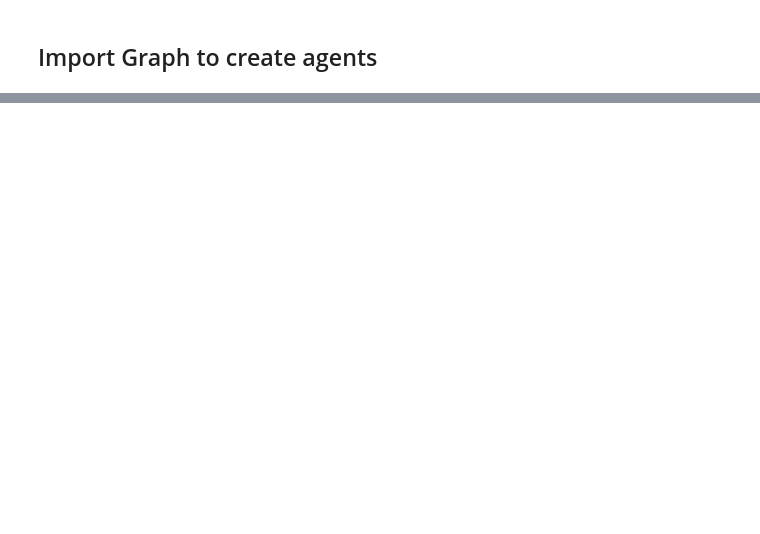
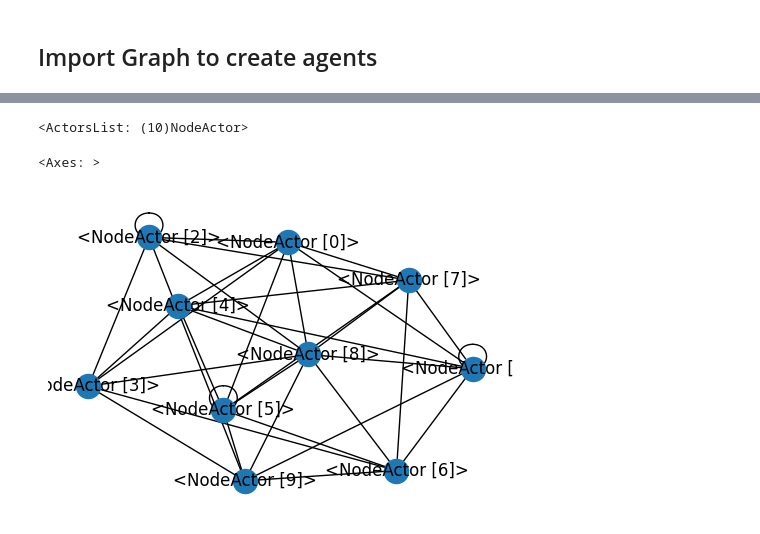
Before and after one commit to ABSESpy/ABSESpy, a Jupyter notebook: docs/tutorial/completing/linking_actors.ipynb, the cells around one changed output, grey strips where cells are left out. Saved outputs shown, nothing was run; the diff lists cells and outputs as text; code cells hidden in the pictures; blank space fills up the shorter version.

Commit message:
feat(src): :sparkles: import actors and their links from networkx Graph

```diff
--- a/docs/tutorial/completing/linking_actors.ipynb
+++ b/docs/tutorial/completing/linking_actors.ipynb
@@ -44,0 +45,17 @@ nx.to_dict_of_lists(DG)
+# %%
+from abses import Actor
+
+
+class NodeActor(Actor):
+    marker = "^"
+
+
+nodes = model.agents.new_from_graph(DG, "imported", actor_cls=NodeActor)
+nodes
+# %% [output]
+<ActorsList: (10)NodeActor>
+# %%
+nodes.plot.graph("imported")
+# %% [output]
+<Axes: >
+[figure, added]
```
Also changed, not shown: parts of 3 cells of this notebook, 3 other files.
